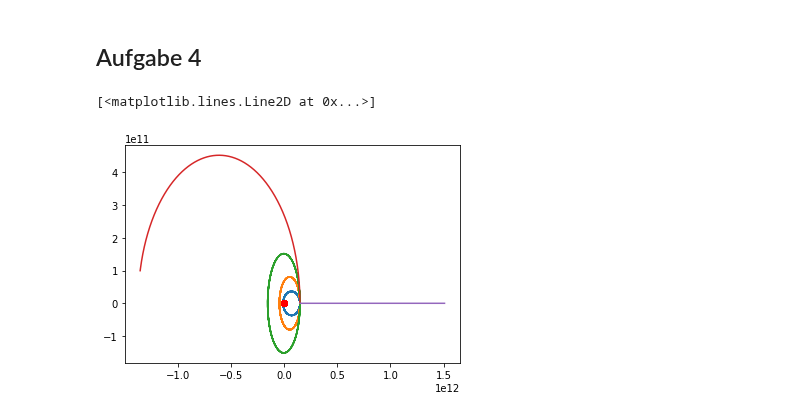
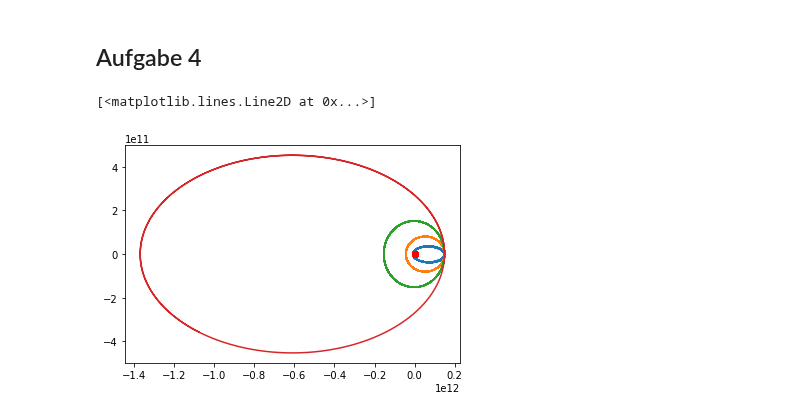
Before and after one commit to darenegade/modellbildung, a Jupyter notebook: Abgabe 2/Aufgabe 2.ipynb, the cells around one changed output. Drawn from its saved outputs; the diff is of its cells as text; code cells hidden in the pictures.

```diff
--- a/Abgabe 2/Aufgabe 2.ipynb
+++ b/Abgabe 2/Aufgabe 2.ipynb
@@ -171,30 +171,33 @@ plt.scatter(range(0, len(data[0])), ls)
 # %% [markdown]
 ## Aufgabe 4
 # %%
+mErde=5.972*10**24
+mSonne=1.989*10**30
+yearsTimeSpan = 20
+
 vErde  = [0.0, 10 * 10**3]
-vSonne = [0.0, 0.0]
+vSonne = [-mErde / mSonne * vErde[0], -mErde / mSonne * vErde[1]]
 pErde  = [1.4960*(10**11), 0.0]
 pSonne = [0.0, 0.0]
 data = calc(vErde, vSonne, pErde, pSonne)
 
 plt.plot([element[0] for element in data[0]], [element[1] for element in data[0]], '-')
 plt.plot([element[0] for element in data[1]], [element[1] for element in data[1]], 'ro')
 
 vErde  = [0.0, 20 * 10**3]
+vSonne = [-mErde / mSonne * vErde[0], -mErde / mSonne * vErde[1]]
 data = calc(vErde, vSonne, pErde, pSonne)
 plt.plot([element[0] for element in data[0]], [element[1] for element in data[0]], '-')
 
 vErde  = [0.0, 30 * 10**3]
+vSonne = [-mErde / mSonne * vErde[0], -mErde / mSonne * vErde[1]]
 data = calc(vErde, vSonne, pErde, pSonne)
 plt.plot([element[0] for element in data[0]], [element[1] for element in data[0]], '-')
 
 vErde  = [0.0, 40 * 10**3]
+vSonne = [-mErde / mSonne * vErde[0], -mErde / mSonne * vErde[1]]
 data = calc(vErde, vSonne, pErde, pSonne)
 plt.plot([element[0] for element in data[0]], [element[1] for element in data[0]], '-')
-
-vErde  = [40 * 10**3, 0.0]
-data = calc(vErde, vSonne, pErde, pSonne)
-plt.plot([element[0] for element in data[0]], [element[1] for element in data[0]], '-')
 # %% [output]
 [<matplotlib.lines.Line2D at 0x...>]
-[figure, old version]
+[figure, new version]
```
Also changed, not shown: parts of 2 cells of this notebook.
